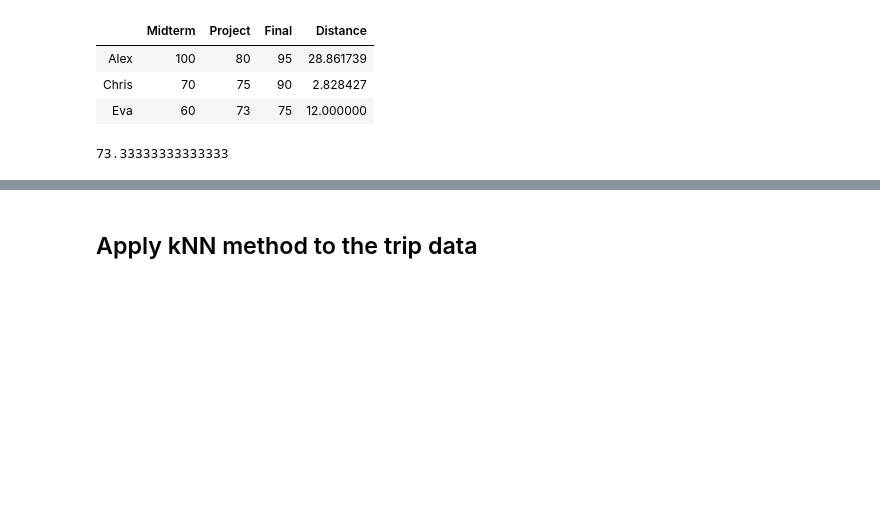
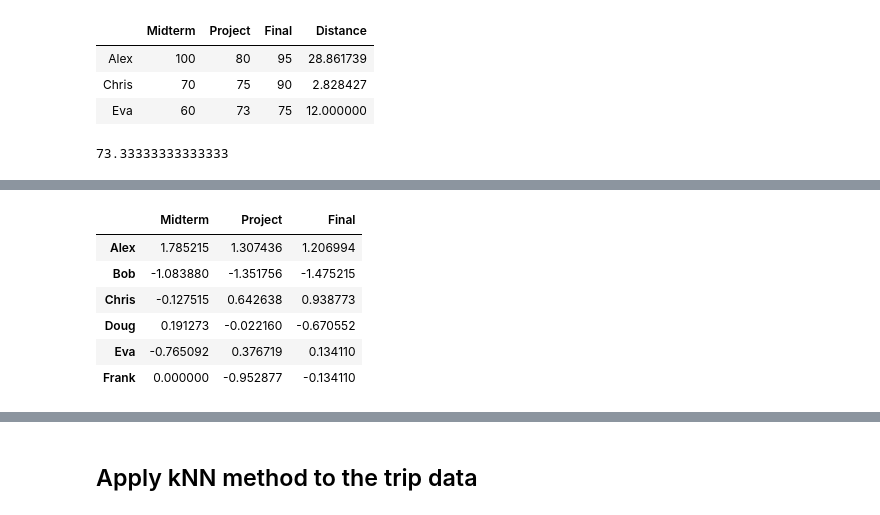
Before and after one commit to ch00226855/CMP464-Fall2019, a Jupyter notebook: Week7_Matplotlib_Part2.ipynb, the cells around one changed output, grey strips where cells are left out. Cells and saved outputs as stored; diff of their text form; code cells hidden in the pictures; blank space fills up the shorter version.

```diff
--- a/Week7_Matplotlib_Part2.ipynb
+++ b/Week7_Matplotlib_Part2.ipynb
@@ -682,0 +703,23 @@ print(prediction)
+# %%
+# 1. Normalize the training set. (new value = (old value - mean) / standard deviation)
+cols = ['Midterm', 'Project', 'Final']
+
+means = {}
+stds = {}
+
+for col in cols:
+    mean = data[col].mean()
+    std = data[col].std()
+    data[col] = (data[col] - mean) / std
+    means[col] = mean
+    stds[col] = std
+
+data
+# %% [output]
+|  | Midterm | Project | Final |
+| Alex | 1.785215 | 1.307436 | 1.206994 |
+| Bob | -1.083880 | -1.351756 | -1.475215 |
+| Chris | -0.127515 | 0.642638 | 0.938773 |
+| Doug | 0.191273 | -0.022160 | -0.670552 |
+| Eva | -0.765092 | 0.376719 | 0.134110 |
+| Frank | 0.000000 | -0.952877 | -0.134110 |
```
Also changed, not shown: parts of 12 cells of this notebook.
